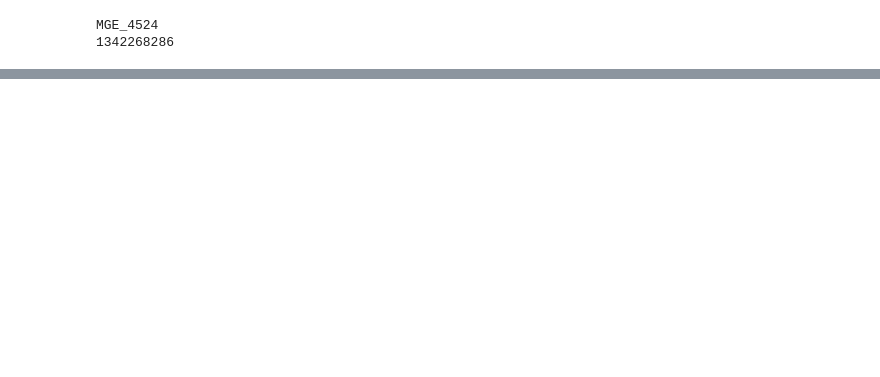
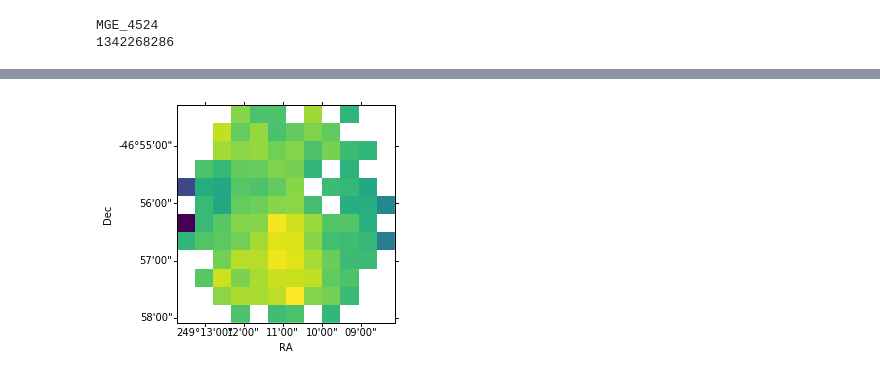
Before and after one commit to emmabordier/CFHT_Stage_2019, a Jupyter notebook: src/CFHT_nom.ipynb, the cells around one changed output, grey strips where cells are left out. Drawn from its saved outputs; the diff is of its cells as text; code cells hidden in the pictures; blank space fills up the shorter version.

```diff
--- a/src/CFHT_nom.ipynb
+++ b/src/CFHT_nom.ipynb
@@ -62,0 +54,2 @@ TypeError: 'int' object is not iterable
+# %%
+direc1='/Users/bordieremma/Documents/Magistere_3/STAGE_CFHT/Data/'
@@ -62,0 +194,5 @@ TypeError: 'int' object is not iterable
+# %%
+hdu=MAP_SSW[1]
+wcs=WCS(hdu.header,naxis=2)
+w_celestial_axes = wcs.celestial
+print(wcs)
@@ -62,0 +210,12 @@ TypeError: 'int' object is not iterable
+# %%
+flux1=hdu.data
+flux=np.nanmean(MAP_SSW[1].data,axis=0)
+# %%
+fig=plt.figure()
+fig.add_subplot(111,projection=wcs)
+plt.imshow(flux,origin='lower',cmap=plt.cm.viridis)
+plt.xlabel('RA')
+plt.ylabel('Dec')
+plt.show()
+# %% [output]
+[figure, added]
```
Also changed, not shown: parts of 29 cells of this notebook, 14 other files.
